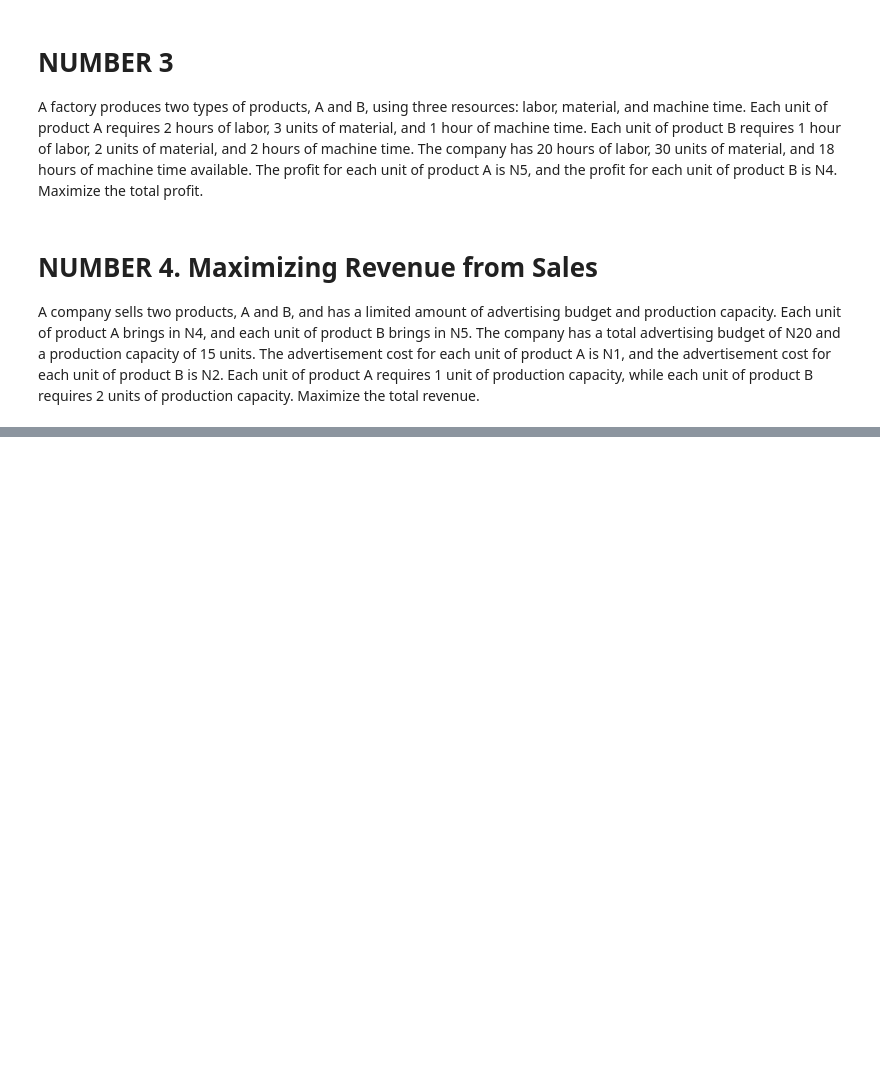
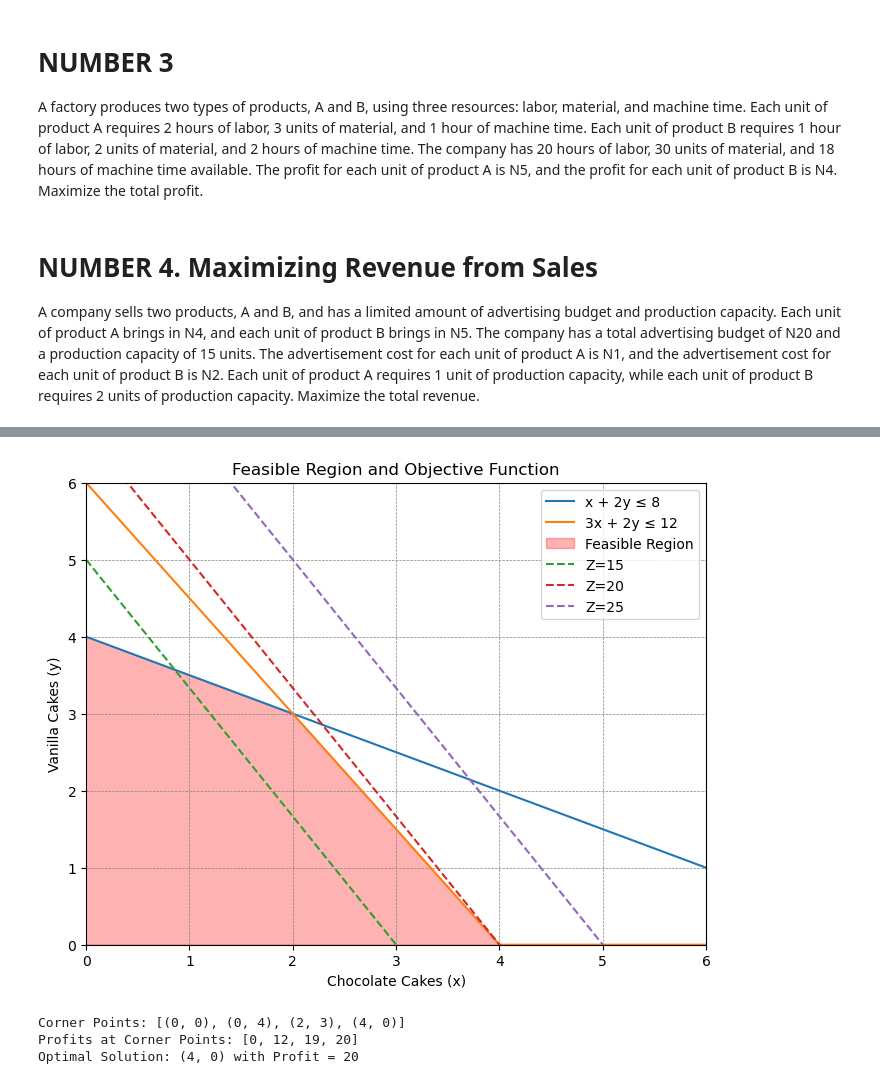
Before and after one commit to AKPAMAJOSEPH/CSC-333-OR-Linear-Programming-Solutions, a Jupyter notebook: CSC-333-OR-Linear-Programming-Solutions.ipynb, the cells around one changed output, grey strips where cells are left out. Drawn from its saved outputs; the diff is of its cells as text; code cells hidden in the pictures; blank space fills up the shorter version.

```diff
--- a/CSC-333-OR-Linear-Programming-Solutions.ipynb
+++ b/CSC-333-OR-Linear-Programming-Solutions.ipynb
@@ -261,0 +343,66 @@ plt.show()
+# %%
+import numpy as np
+import matplotlib.pyplot as plt
+
+"""
+MAXIMIZE
+    Z = 5x + 3y
+SUBJECT TO
+    x + 2y ≤ 8   (Baking time)
+    3x + 2y ≤ 12 (Flour)
+    x ≥ 0, y ≥ 0 (Non-negativity)
+"""
+
+# Create values for x
+x = np.linspace(0, 10, 400)
+
+# Constraints: solving for y in terms of x
+y1 = (8 - x) / 2        # From x + 2y ≤ 8
+y2 = (12 - 3 * x) / 2   # From 3x + 2y ≤ 12
+
+# Ensure y values are non-negative
+y1 = np.clip(y1, 0, None)
+y2 = np.clip(y2, 0, None)
+
+# Plot constraints
+plt.figure(figsize=(8, 6))
+plt.plot(x, y1, label='x + 2y ≤ 8')
+plt.plot(x, y2, label='3x + 2y ≤ 12')
+
+# Shade the feasible region
+plt.fill_between(x, np.minimum(y1, y2), 0, color='red', alpha=0.3, label='Feasible Region')
+
+# Add labels, grid, and legend
+plt.xlim(0, 6)
+plt.ylim(0, 6)
+plt.xlabel('Chocolate Cakes (x)')
+plt.ylabel('Vanilla Cakes (y)')
+plt.title('Feasible Region and Objective Function')
+plt.axhline(0, color='black', linewidth=0.5)
+plt.axvline(0, color='black', linewidth=0.5)
+plt.grid(color='gray', linestyle='--', linewidth=0.5)
+plt.legend()
+
+# Objective function Z = 5x + 3y
+for z in [15, 20, 25]:
+    plt.plot(x, (z - 5 * x) / 3, linestyle='--', label=f'Z={z}')
+
+plt.legend()
+plt.show()
+
+# Calculate corner points manually
+corner_points = [(0, 0), (0, 4), (2, 3), (4, 0)]  # Intersections and boundary points
+profits = [5 * x + 3 * y for x, y in corner_points]
+
+# Find the optimal point and profit
+optimal_point = corner_points[np.argmax(profits)]
+optimal_profit = max(profits)
+
+print(f"Corner Points: {corner_points}")
+print(f"Profits at Corner Points: {profits}")
+print(f"Optimal Solution: {optimal_point} with Profit = {optimal_profit}")
+# %% [output]
+[figure, added]
+Corner Points: [(0, 0), (0, 4), (2, 3), (4, 0)]
+Profits at Corner Points: [0, 12, 19, 20]
+Optimal Solution: (4, 0) with Profit = 20
```
Also changed, not shown: parts of 12 cells of this notebook, 1 other file.
